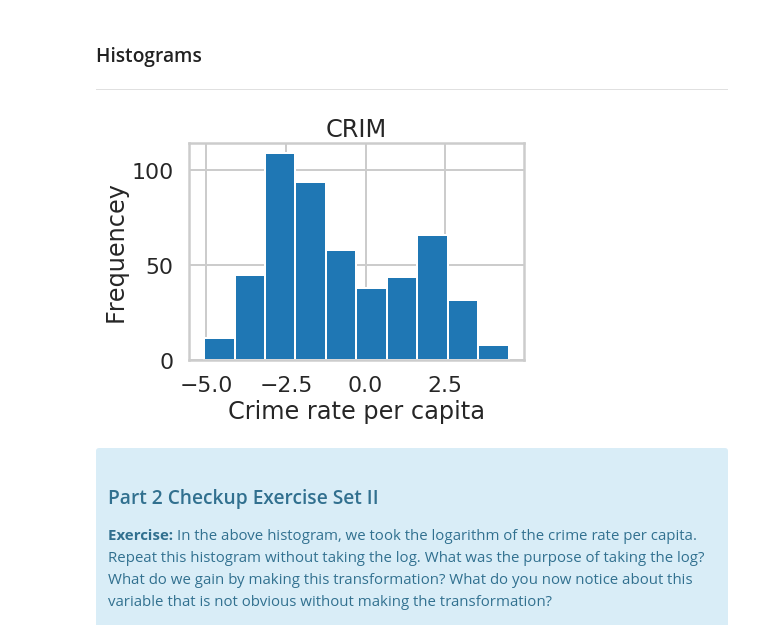
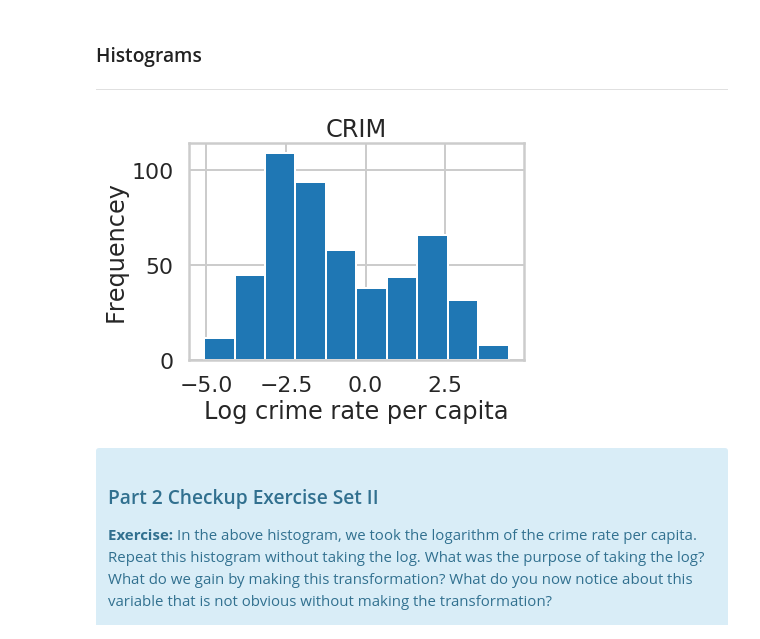
Before and after one commit to gperdrizet/linear_regression, a Jupyter notebook: Mini_Project_Linear_Regression.ipynb, the cells around one changed output. Saved outputs shown, nothing was run; the diff lists cells and outputs as text; code cells hidden in the pictures.

```diff
--- a/Mini_Project_Linear_Regression.ipynb
+++ b/Mini_Project_Linear_Regression.ipynb
@@ -439,11 +434,11 @@ sns.regplot(y="PRICE", x="RM", data=bos, fit_reg = True)
 # %%
 plt.hist(np.log(bos.CRIM))
 plt.title("CRIM")
-plt.xlabel("Crime rate per capita")
+plt.xlabel("Log crime rate per capita")
 plt.ylabel("Frequencey")
 plt.show()
 # %% [output]
-[figure, old version]
+[figure, new version]
 # %% [markdown]
 <div class="span5 alert alert-info">
 <h3>Part 2 Checkup Exercise Set II</h3>
```
Also changed, not shown: parts of 37 cells of this notebook.
